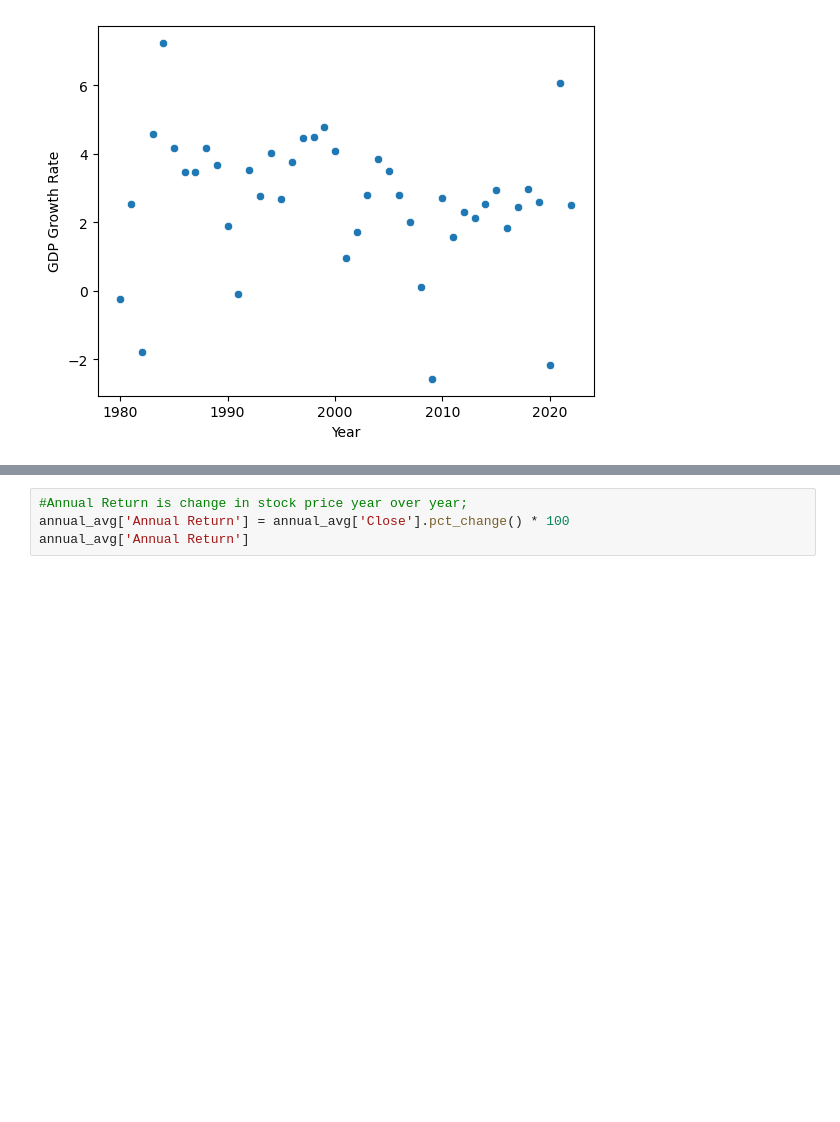
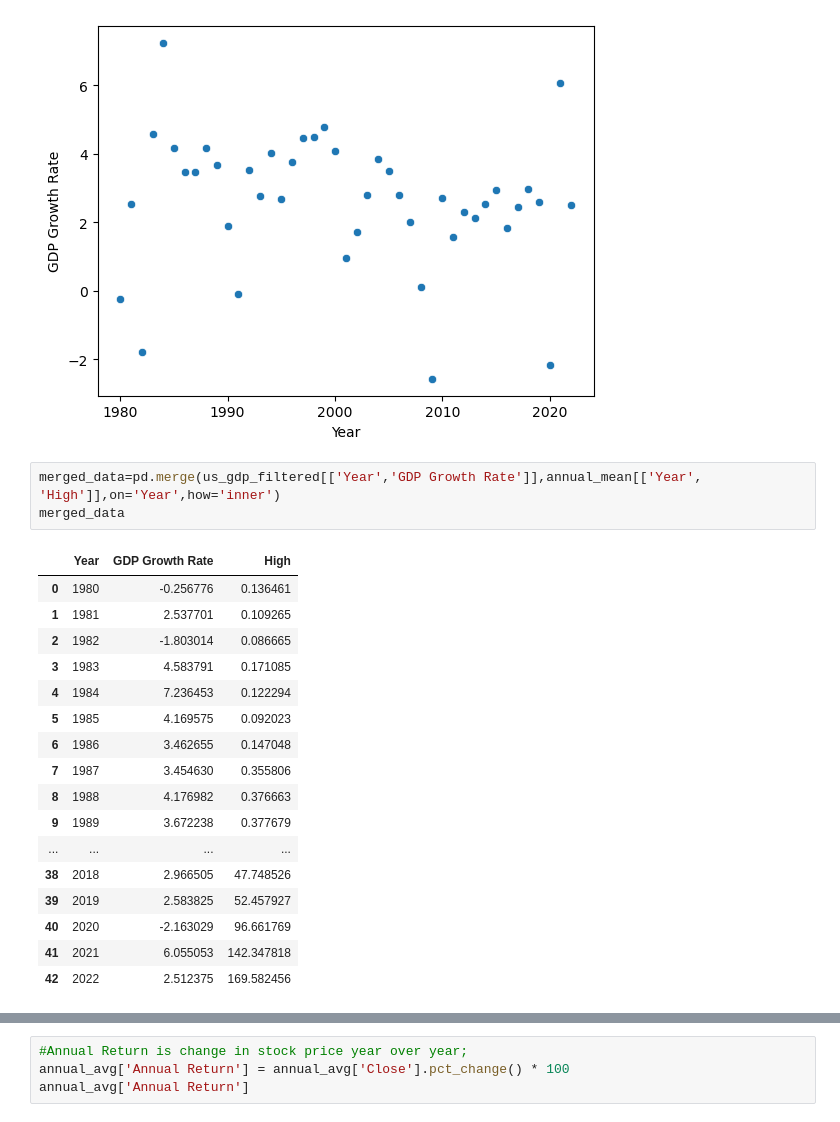
Before and after one commit to RaoooFu/Project-1111, a Jupyter notebook: Main.ipynb, the cells around one changed output, grey strips where cells are left out. Drawn from its saved outputs; the diff is of its cells as text; blank space fills up the shorter version.

```diff
--- a/Main.ipynb
+++ b/Main.ipynb
@@ -191,3 +191,24 @@ sns.scatterplot(x='Year',y='GDP Growth Rate',data=us_gdp_filtered)
 # %% [output]
 <Axes: xlabel='Year', ylabel='GDP Growth Rate'>
 [figure]
+# %%
+merged_data=pd.merge(us_gdp_filtered[['Year','GDP Growth Rate']],annual_mean[['Year', 'High']],on='Year',how='inner')
+merged_data
+# %% [output]
+|  | Year | GDP Growth Rate | High |
+| 0 | 1980 | -0.256776 | 0.136461 |
+| 1 | 1981 | 2.537701 | 0.109265 |
+| 2 | 1982 | -1.803014 | 0.086665 |
+| 3 | 1983 | 4.583791 | 0.171085 |
+| 4 | 1984 | 7.236453 | 0.122294 |
+| 5 | 1985 | 4.169575 | 0.092023 |
+| 6 | 1986 | 3.462655 | 0.147048 |
+| 7 | 1987 | 3.454630 | 0.355806 |
+| 8 | 1988 | 4.176982 | 0.376663 |
+| 9 | 1989 | 3.672238 | 0.377679 |
+| ... | ... | ... | ... |
+| 38 | 2018 | 2.966505 | 47.748526 |
+| 39 | 2019 | 2.583825 | 52.457927 |
+| 40 | 2020 | -2.163029 | 96.661769 |
+| 41 | 2021 | 6.055053 | 142.347818 |
+| 42 | 2022 | 2.512375 | 169.582456 |
```
Also changed, not shown: parts of 1 cell of this notebook.
